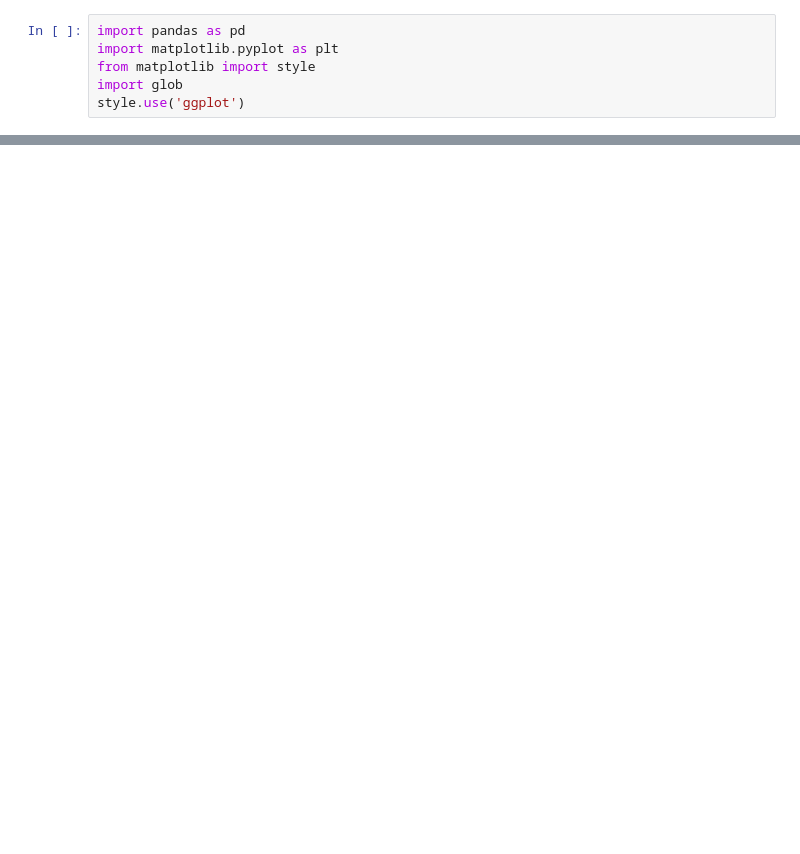
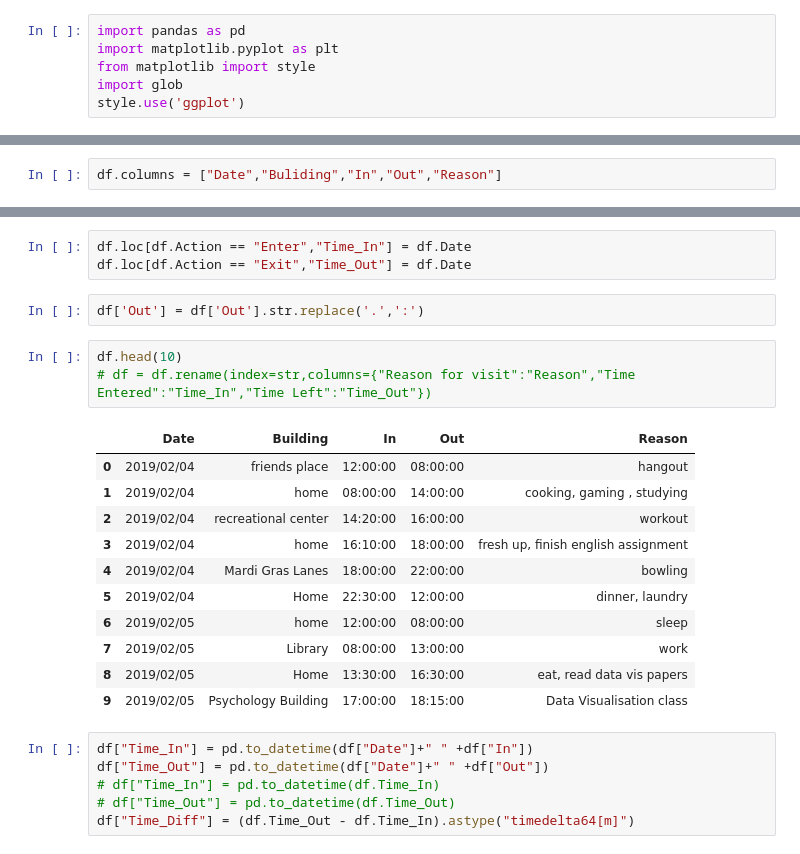
Before and after one commit to eparrish64/csci627-project00-eparrish64, a Jupyter notebook: Project00_Phase2.ipynb, the cells around one changed output, grey strips where cells are left out. Cells and saved outputs as stored; diff of their text form; blank space fills up the shorter version.

```diff
--- a/Project00_Phase2.ipynb
+++ b/Project00_Phase2.ipynb
@@ -6,0 +48,2 @@ style.use('ggplot')
+# %%
+df.columns = ["Date","Buliding","In","Out","Reason"]
@@ -6,0 +68,26 @@ style.use('ggplot')
+# %%
+df.loc[df.Action == "Enter","Time_In"] = df.Date
+df.loc[df.Action == "Exit","Time_Out"] = df.Date
+# %%
+df['Out'] = df['Out'].str.replace('.',':')
+# %%
+df.head(10)
+# df = df.rename(index=str,columns={"Reason for visit":"Reason","Time Entered":"Time_In","Time Left":"Time_Out"})
+# %% [output]
+|  | Date | Building | In | Out | Reason |
+| 0 | 2019/02/04 | friends place | 12:00:00 | 08:00:00 | hangout |
+| 1 | 2019/02/04 | home | 08:00:00 | 14:00:00 | cooking, gaming , studying |
+| 2 | 2019/02/04 | recreational center | 14:20:00 | 16:00:00 | workout |
+| 3 | 2019/02/04 | home | 16:10:00 | 18:00:00 | fresh up, finish english assignment |
+| 4 | 2019/02/04 | Mardi Gras Lanes | 18:00:00 | 22:00:00 | bowling |
+| 5 | 2019/02/04 | Home | 22:30:00 | 12:00:00 | dinner, laundry |
+| 6 | 2019/02/05 | home | 12:00:00 | 08:00:00 | sleep |
+| 7 | 2019/02/05 | Library | 08:00:00 | 13:00:00 | work |
+| 8 | 2019/02/05 | Home | 13:30:00 | 16:30:00 | eat, read data vis papers |
+| 9 | 2019/02/05 | Psychology Building | 17:00:00 | 18:15:00 | Data Visualisation class |
+# %%
+df["Time_In"] = pd.to_datetime(df["Date"]+" " +df["In"])
+df["Time_Out"] = pd.to_datetime(df["Date"]+" " +df["Out"])
+# df["Time_In"] = pd.to_datetime(df.Time_In)
+# df["Time_Out"] = pd.to_datetime(df.Time_Out)
+df["Time_Diff"] = (df.Time_Out - df.Time_In).astype("timedelta64[m]")
```
Also changed, not shown: parts of 21 cells of this notebook, 24 other files.
